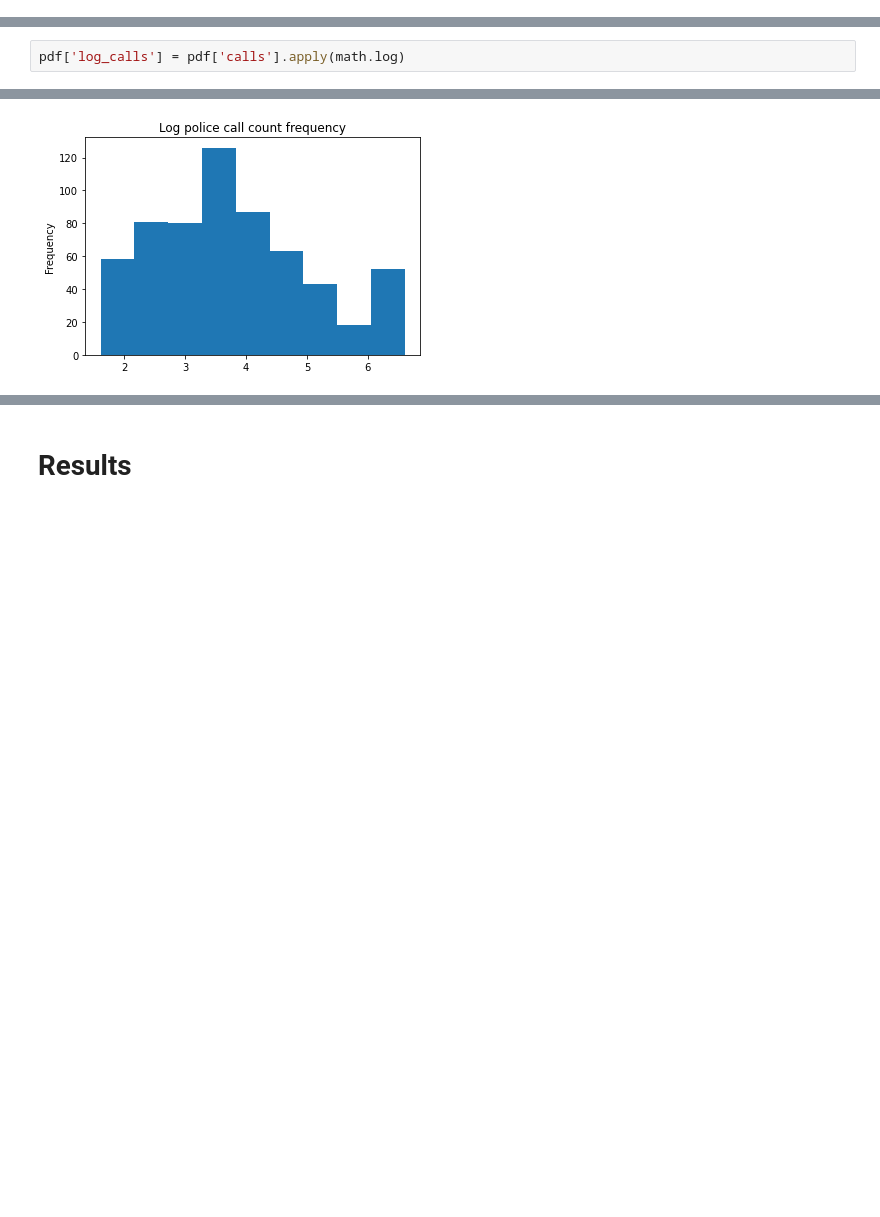
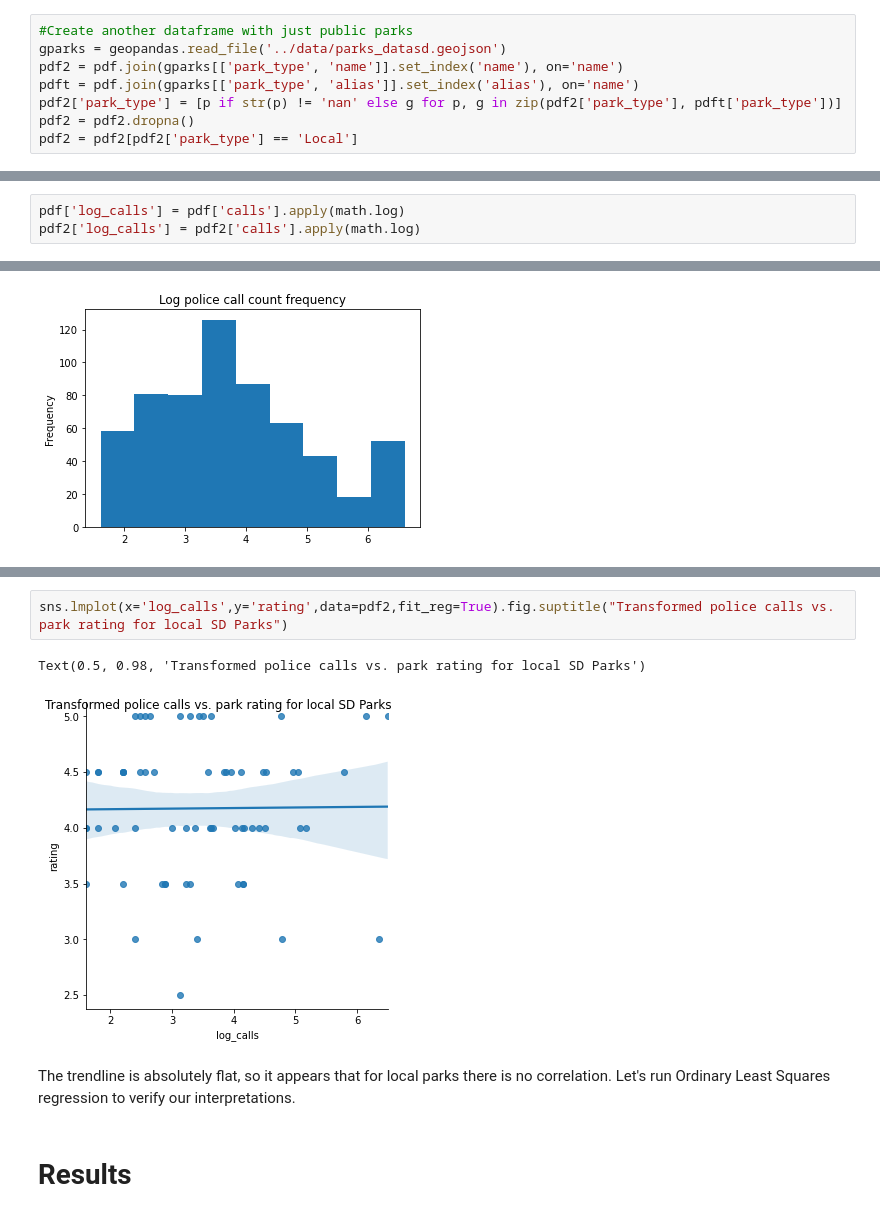
Before and after one commit to hsyzdek/individual_fa20, a Jupyter notebook: final_project/FinalProject_hsyzdek.ipynb, the cells around one changed output, grey strips where cells are left out. Drawn from its saved outputs; the diff is of its cells as text; blank space fills up the shorter version.

```diff
--- a/final_project/FinalProject_hsyzdek.ipynb
+++ b/final_project/FinalProject_hsyzdek.ipynb
@@ -226,3 +234,11 @@ pdf.to_csv('parks_calls.csv')
 #the SD police jurisdiction
 pdf = pd.read_csv('parks_calls.csv')
 pdf = pdf[pdf['calls'] > 4]
+# %%
+#Create another dataframe with just public parks
+gparks = geopandas.read_file('../data/parks_datasd.geojson')
+pdf2 = pdf.join(gparks[['park_type', 'name']].set_index('name'), on='name')
+pdft = pdf.join(gparks[['park_type', 'alias']].set_index('alias'), on='name')
+pdf2['park_type'] = [p if str(p) != 'nan' else g for p, g in zip(pdf2['park_type'], pdft['park_type'])]
+pdf2 = pdf2.dropna()
+pdf2 = pdf2[pdf2['park_type'] == 'Local']
@@ -289,6 +321,7 @@ pdf['calls'].plot.hist(bins = 9, title="Police call count frequency")
 The park ratings are slightly left skewed, however the police call frequency for each park is very right skewed. We will perform a log-transformation on police calls to help normalize the data.
 # %%
 pdf['log_calls'] = pdf['calls'].apply(math.log)
+pdf2['log_calls'] = pdf2['calls'].apply(math.log)
 # %%
 pdf['log_calls'].plot.hist(bins = 9, title="Log police call count frequency")
 # %% [output]
@@ -306,3 +339,10 @@ The scatterplot does not appear to show any correlation between police calls and
+# %%
+sns.lmplot(x='log_calls',y='rating',data=pdf2,fit_reg=True).fig.suptitle("Transformed police calls vs. park rating for local SD Parks")
+# %% [output]
+Text(0.5, 0.98, 'Transformed police calls vs. park rating for local SD Parks')
+[figure, added]
+# %% [markdown]
+The trendline is absolutely flat, so it appears that for local parks there is no correlation. Let's run Ordinary Least Squares regression to verify our interpretations.
 # %% [markdown]
 # Results
 # %%
```
Also changed, not shown: parts of 11 cells of this notebook.
